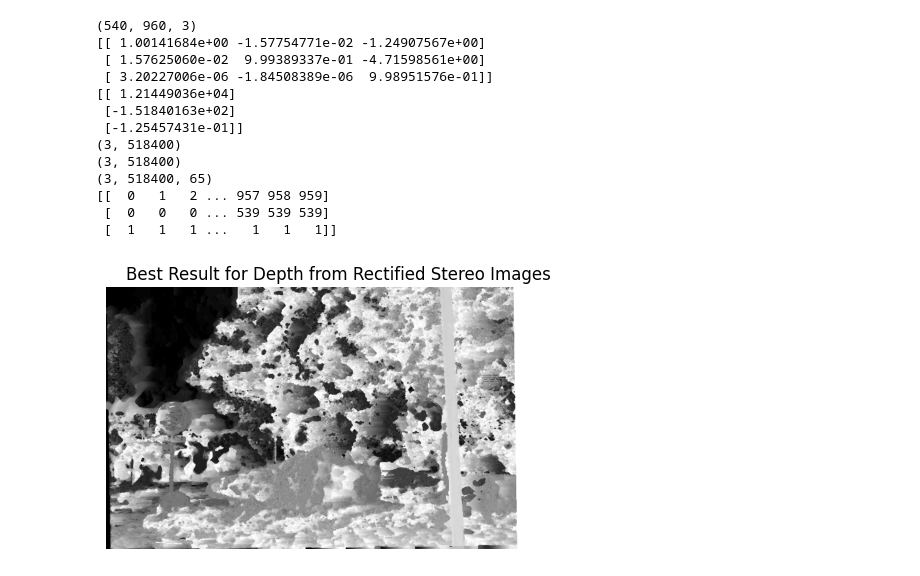
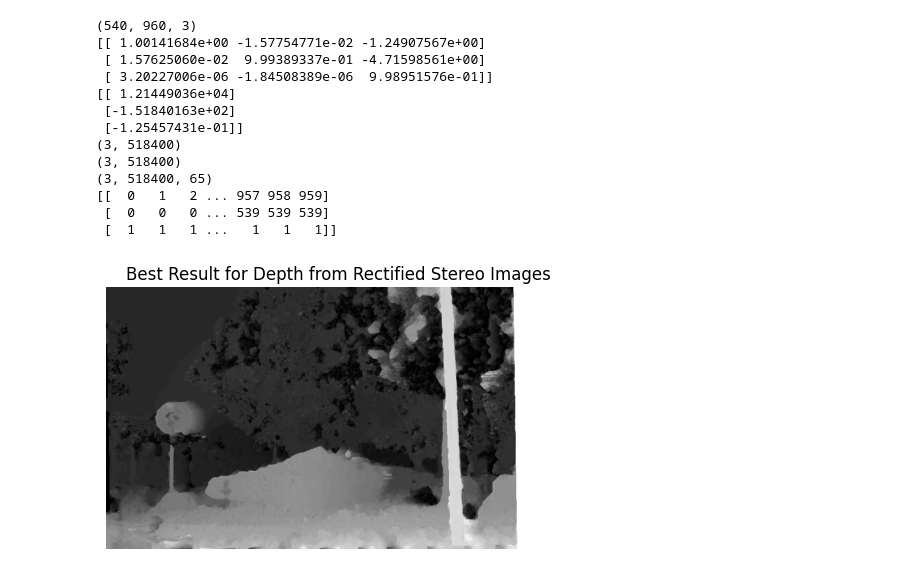
Before and after one commit to frankRenlf/ee5731_visualcomputing, a Jupyter notebook: ca2/part3.ipynb, the cells around one changed output. Cells and saved outputs as stored; diff of their text form; code cells hidden in the pictures.

```diff
--- a/ca2/part3.ipynb
+++ b/ca2/part3.ipynb
@@ -17,7 +17,8 @@ R2 = np.array([[0.9998813487, 0.0148994942, 0.0039106989], [-0.0148907594, 0.999
                [-0.0039438279, 0.0021947658, 0.9999898146]])
 T2 = np.array([[-9.9909793759], [0.2451742154], [0.1650832670]])
 
-disparity = np.arange(0, 0.01, 0.01 / 65)
+d = 65
+disparity = np.arange(0, 0.01, 0.01 / d)
 
 d_number = len(disparity)
 
@@ -63,18 +64,12 @@ print(x_h_int)
  [  0   0   0 ... 539 539 539]
  [  1   1   1 ...   1   1   1]]
 # %%
-def dist(patch1, patch2):
-    pixel_count = patch1.size
-    _patch1 = patch1.flatten()
-    _patch2 = patch2.flatten()
-    value = 0.0
-    for i in range(pixel_count):
-        value += abs(float(_patch1[i]) - float(_patch2[i]))
-    return value / pixel_count
+def dist(c1, c2):
+    return (abs(int(c1[0]) - int(c2[0])) + abs(int(c1[1]) - int(c2[1])) + abs(int(c1[2]) - int(c2[2]))) / 20
 
 
 d_number = len(disparity)
-smooth = (1 - np.eye(d_number))
+smooth = np.zeros((d_number, d_number))
 # smooth = 1-np.eye(d_number)
 for i in range(d_number):
     for j in range(d_number):
@@ -96,12 +91,12 @@ for i in range(H):
 
 # unary = unary/maxunary
 # %%
-labels = gco.cut_grid_graph_simple(unary, smooth * 0.2, n_iter=-1, connect=8, algorithm='swap')
+labels = gco.cut_grid_graph_simple(unary, smooth * 0.1, connect=8, n_iter=-1)
 labels = labels.reshape(H, W)
 plt.figure(num=1, dpi=100, figsize=(6, 6))
 plt.imshow(labels, cmap='gray')
 plt.title('Best Result for Depth from Rectified Stereo Images')
 plt.axis("off")
 plt.show()
 # %% [output]
-[figure, old version]
+[figure, new version]
```
Also changed, not shown: 1 other file.
